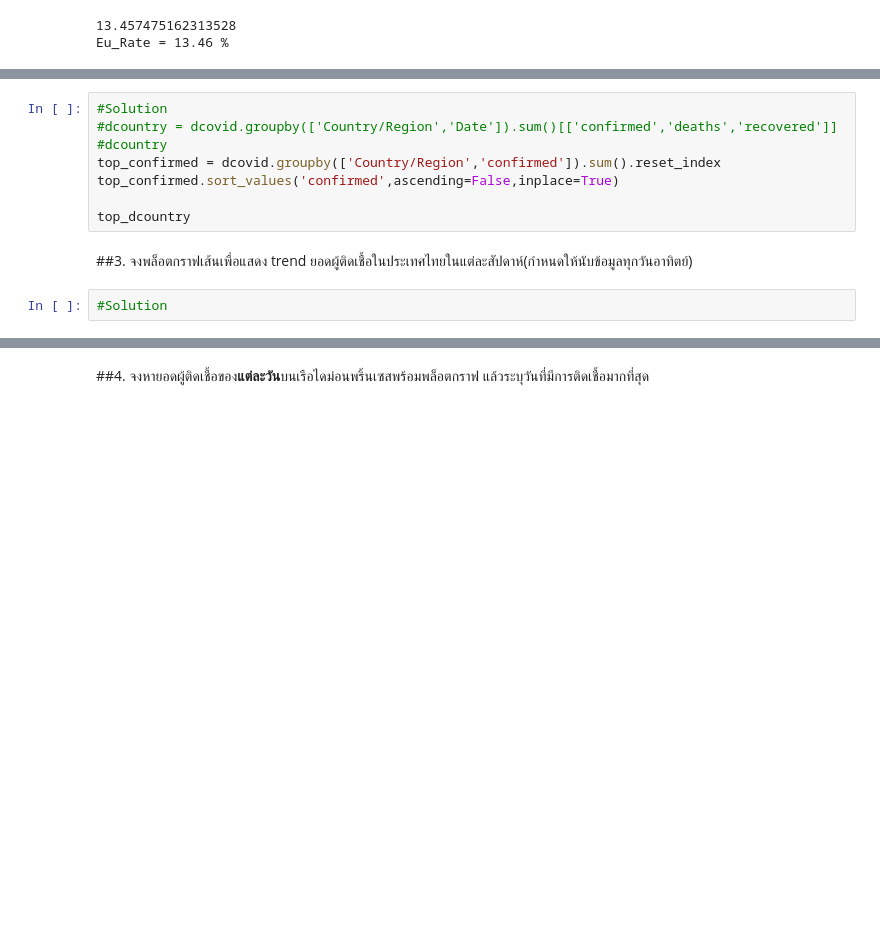
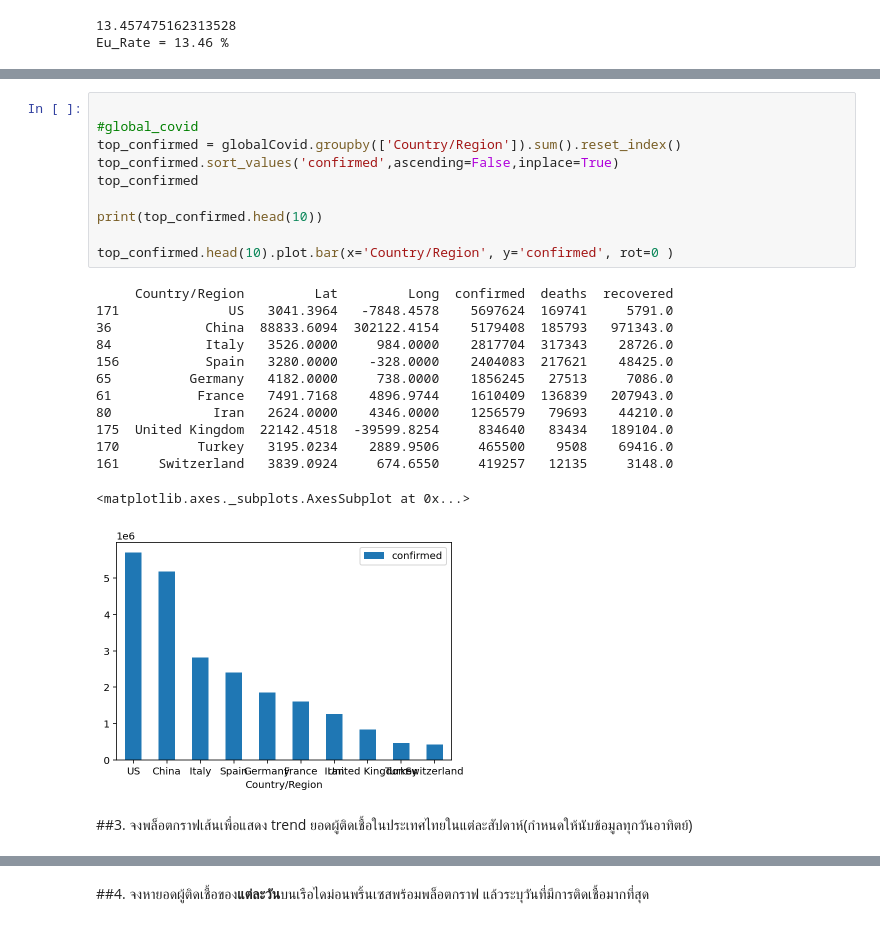
Before and after one commit to Ausawin2016/30Daypy, a Jupyter notebook: #5_Assigment2_อัศวิน_เอี่ยมสะอาดCOVID_19.ipynb, the cells around one changed output, grey strips where cells are left out. Drawn from its saved outputs; the diff is of its cells as text; blank space fills up the shorter version.

```diff
--- a/#5_Assigment2_อัศวิน_เอี่ยมสะอาดCOVID_19.ipynb
+++ b/#5_Assigment2_อัศวิน_เอี่ยมสะอาดCOVID_19.ipynb
@@ -349,12 +409,26 @@ Eu_Rate = 13.46 %
-# %%
-#Solution
-#dcountry = dcovid.groupby(['Country/Region','Date']).sum()[['confirmed','deaths','recovered']]
-#dcountry
-top_confirmed = dcovid.groupby(['Country/Region','confirmed']).sum().reset_index
-top_confirmed.sort_values('confirmed',ascending=False,inplace=True)
-
-top_dcountry
+# %%
+
+#global_covid
+top_confirmed = globalCovid.groupby(['Country/Region']).sum().reset_index()
+top_confirmed.sort_values('confirmed',ascending=False,inplace=True)
+top_confirmed
+
+print(top_confirmed.head(10))
+
+top_confirmed.head(10).plot.bar(x='Country/Region', y='confirmed', rot=0 )
+# %% [output]
+     Country/Region         Lat         Long  confirmed  deaths  recovered
+171              US   3041.3964   -7848.4578    5697624  169741     5791.0
+36            China  88833.6094  302122.4154    5179408  185793   971343.0
+84            Italy   3526.0000     984.0000    2817704  317343    28726.0
+156           Spain   3280.0000    -328.0000    2404083  217621    48425.0
+65          Germany   4182.0000     738.0000    1856245   27513     7086.0
+61           France   7491.7168    4896.9744    1610409  136839   207943.0
+80             Iran   2624.0000    4346.0000    1256579   79693    44210.0
+175  United Kingdom  22142.4518  -39599.8254     834640   83434   189104.0
+170          Turkey   3195.0234    2889.9506     465500    9508    69416.0
+161     Switzerland   3839.0924     674.6550     419257   12135     3148.0
+<matplotlib.axes._subplots.AxesSubplot at 0x...>
+[figure, added]
 # %% [markdown]
 ##3.   จงพล็อตกราฟเส้นเพื่อแสดง trend ยอดผู้ติดเชื้อในประเทศไทยในแต่ละสัปดาห์(กำหนดให้นับข้อมูลทุกวันอาทิตย์)
-# %%
-#Solution
```
Also changed, not shown: parts of 18 cells of this notebook.
